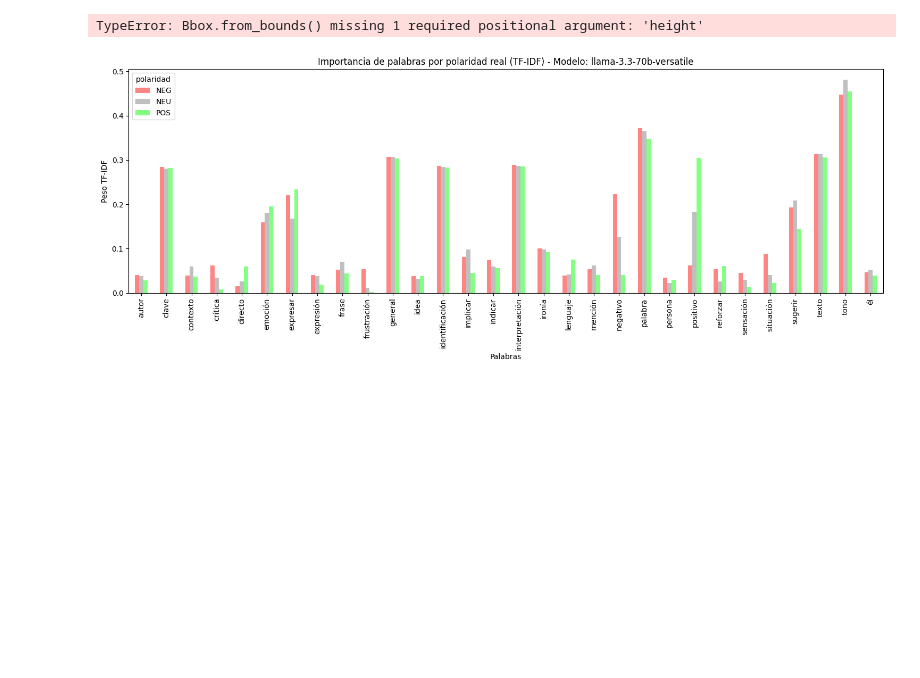
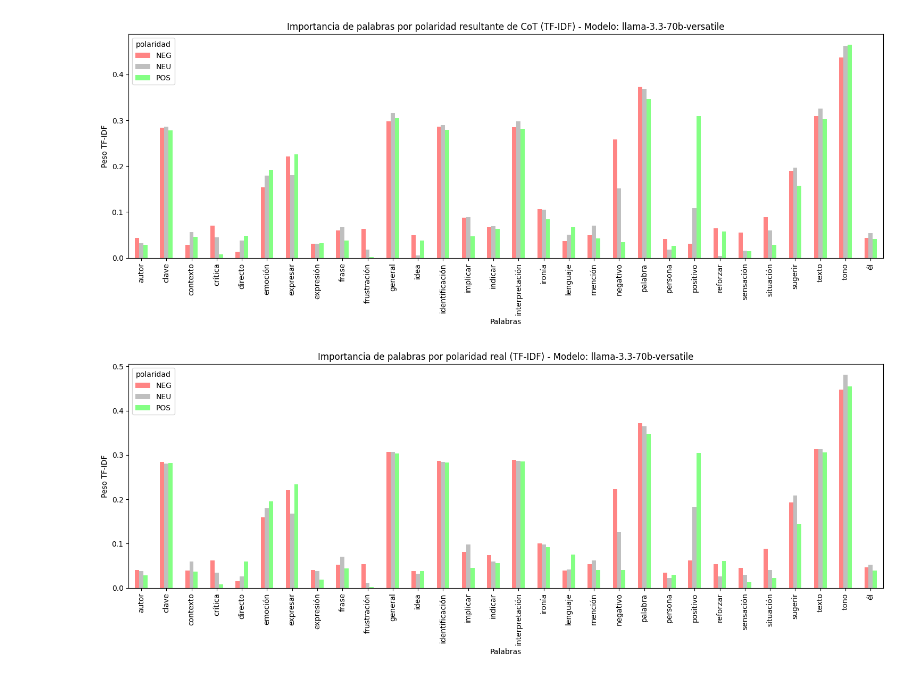
Before and after one commit to Alexmarfer02/TFG, a Jupyter notebook: Resultados/analisis prompts/Análisis de razonamiento/Razonamientos_llama-3.3-70b-versatile.ipynb, the cells around one changed output. Drawn from its saved outputs; the diff is of its cells as text; code cells hidden in the pictures; blank space fills up the shorter version.

```diff
--- a/Resultados/analisis prompts/Análisis de razonamiento/Razonamientos_llama-3.3-70b-versatile.ipynb
+++ b/Resultados/analisis prompts/Análisis de razonamiento/Razonamientos_llama-3.3-70b-versatile.ipynb
@@ -113,14 +119,14 @@ NameError: name 'frecuencias' is not defined
 # %%
 colores = ["#FF6666", "#B0B0B0", "#66FF66"]
-df_tfidf_polar.T.plot(kind="bar", figsize=(15,), color=colores, alpha=0.8)
+df_tfidf_polar.T.plot(kind="bar", figsize=(15, 6), color=colores, alpha=0.8)
 plt.title(f"Importancia de palabras por polaridad resultante de CoT (TF-IDF) - Modelo: {modelo[2]}")
 plt.xlabel("Palabras")
 plt.ylabel("Peso TF-IDF")
 plt.xticks(rotation=90)
 plt.tight_layout()
 plt.show()
 # %% [output]
-TypeError: Bbox.from_bounds() missing 1 required positional argument: 'height'
+[figure, added]
 # %%
 colores = ["#FF6666", "#B0B0B0", "#66FF66"]
 df_tfidf_polar_true.T.plot(kind="bar", figsize=(15,6), color=colores, alpha=0.8)
```
Also changed, not shown: parts of 2 cells of this notebook.
